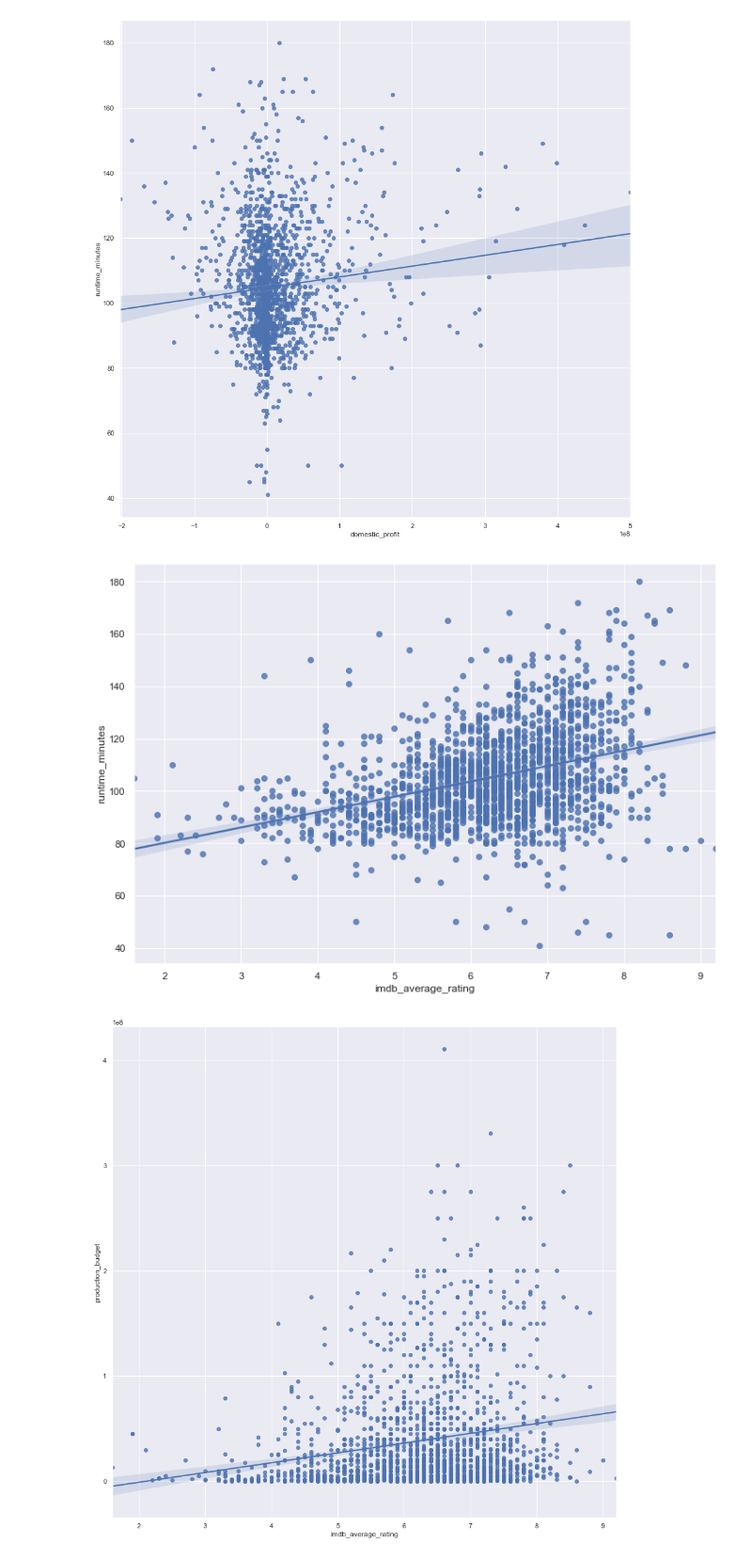
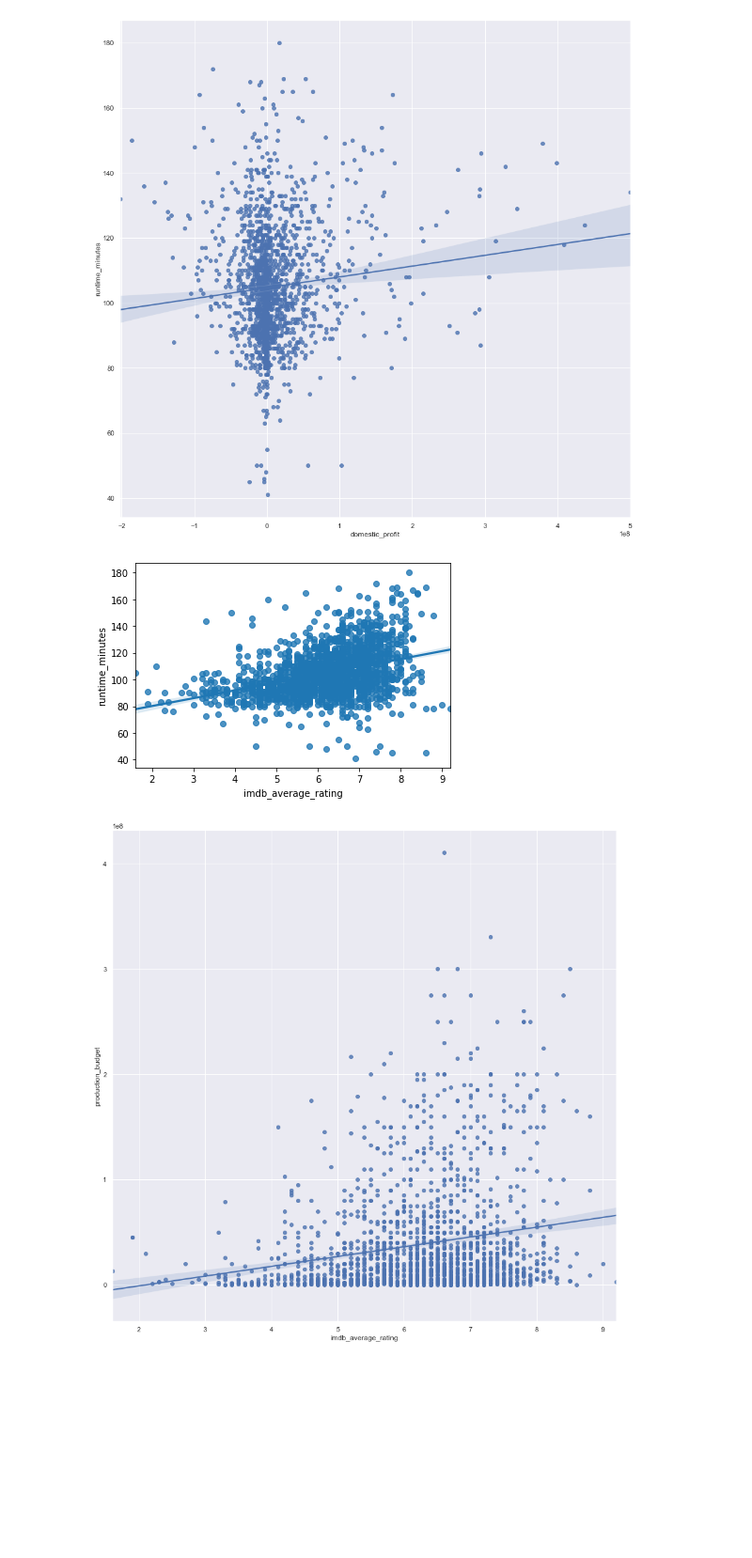
Before and after one commit to abwilliamss/AIAcademy-capstone, a Jupyter notebook: abby.ipynb, the cells around one changed output. Shown at 94% size. Cells and saved outputs as stored; diff of their text form; code cells hidden in the pictures; blank space fills up the shorter version.

```diff
--- a/abby.ipynb
+++ b/abby.ipynb
@@ -84,15 +107,18 @@ movie_budgets = pd.read_csv('zippedData/tn.movie_budgets.csv.gz', index_col=0)
 conn = sqlite3.connect('zippedData/im.db')
 
 pysqldf = lambda q: sqldf(q, globals())
-joined = pd.read_sql("SELECT * FROM movie_basics mb JOIN movie_ratings mr ON mb.movie_id=mr.movie_id", conn)
+joined = pd.read_sql(
+    '''SELECT * FROM movie_basics mb JOIN movie_ratings mr ON mb.movie_id=mr.movie_id JOIN directors d ON mb.movie_id = d.movie_id
+    JOIN persons p ON d.person_id = p.person_id;''', conn)
 
 q = """SELECT * FROM joined j JOIN movie_budgets mb ON mb.movie=j.primary_title JOIN movies m ON m.original_title=j.original_title"""
 master_df = pysqldf(q).drop_duplicates(subset='primary_title', keep='first')
 
-new_master_df = master_df.drop(["original_title", "id", "start_year", "movie", "title", "genre_ids", "original_language"], axis=1)
+new_master_df = master_df.drop(["original_title", "id", "start_year", "movie", "title", "genre_ids", "original_language", "birth_year", "death_year", 'release_date'], axis=1)
 new_master_df = new_master_df.rename(columns={"vote_average": "tmdb_vote_average",
                                               "vote_count": "tmdb_vote_count", "averagerating": "imdb_average_rating", "numvotes": "imdb_vote_count"})
 new_master_df["genres"] = new_master_df["genres"].str.split(',')
+new_master_df["primary_profession"] = new_master_df["primary_profession"].str.split(',')
 
 new_master_df
 
@@ -210,0 +264,6 @@ final
+# %%
+import seaborn as sns
+d = directors_profit.head(20)
+pt = sns.barplot(x=d.index, y= d['worldwide_gross'])
+sns.set(rc={'figure.figsize':(40,10)})
+# pt.set_xticklabels(rotation=90)
@@ -225,10 +286,9 @@ sns.regplot(y=new_master_df['runtime_minutes'], x=new_master_df['domestic_profit
 <AxesSubplot:xlabel='domestic_profit', ylabel='runtime_minutes'>
 [figure]
 # %%
-sns.regplot(y=new_master_df['runtime_minutes'], x=new_master_df['imdb_average_rating'])
-sns.set(rc={'figure.figsize':(15,15)})
+sns.regplot(y=new_master_df['runtime_minutes'], x=new_master_df['imdb_average_rating']);
 # %% [output]
-[figure, old version]
+[figure, new version]
 # %%
 sns.regplot(x=new_master_df['imdb_average_rating'], y=new_master_df['production_budget'] )
 sns.set(rc={'figure.figsize':(15,15)})
```
Also changed, not shown: parts of 17 cells of this notebook.
